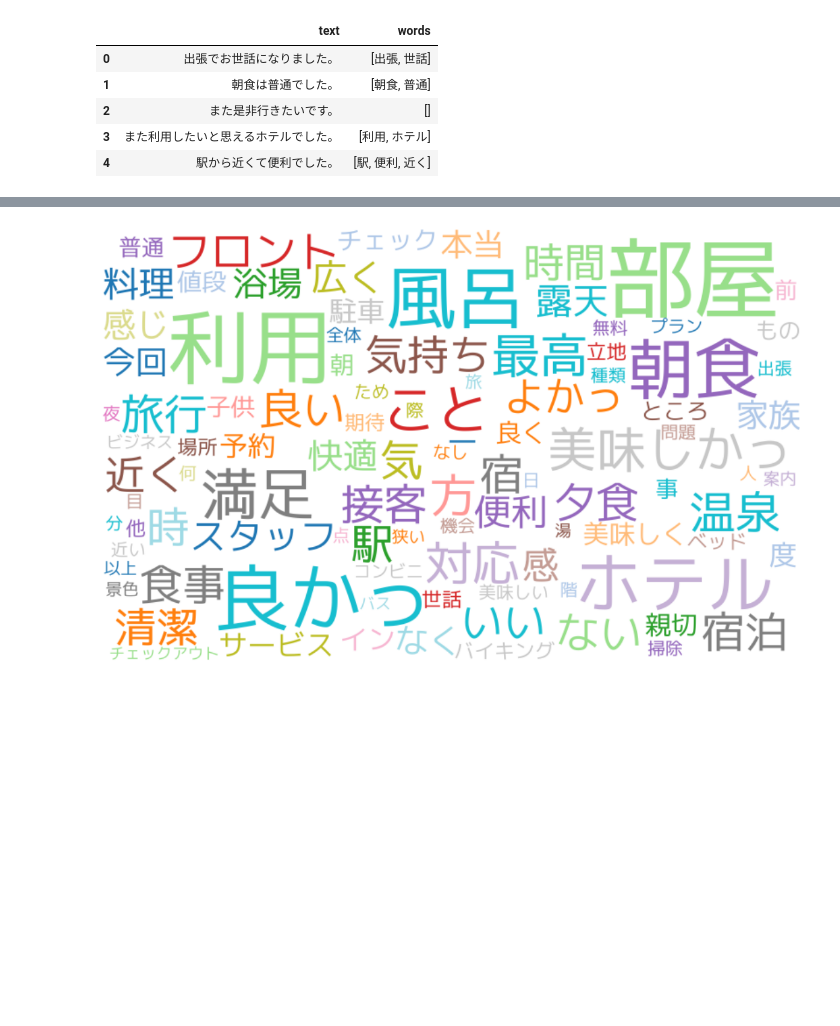
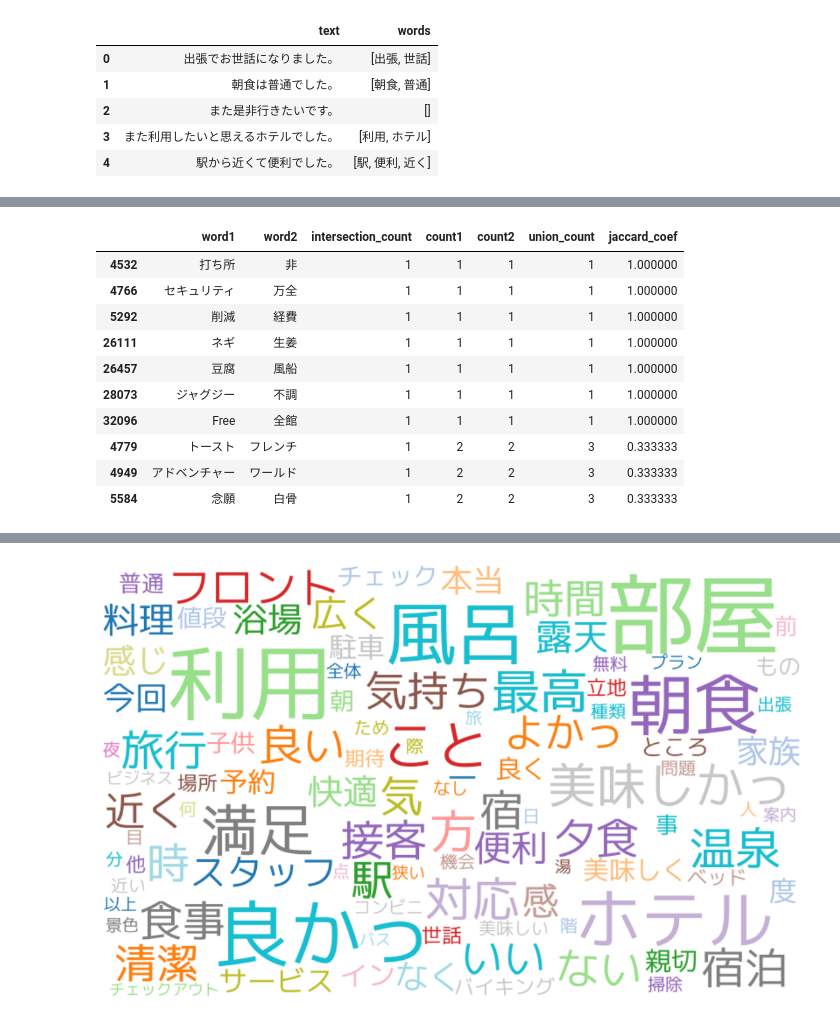
Before and after one commit to NamelessOgya/survey, a Jupyter notebook: 自然言語処理/GPT2RoBERTa/簡単自然言語処理_実験.ipynb, the cells around one changed output, grey strips where cells are left out. Saved outputs shown, nothing was run; the diff lists cells and outputs as text; code cells hidden in the pictures; blank space fills up the shorter version.

```diff
--- a/自然言語処理/GPT2RoBERTa/簡単自然言語処理_実験.ipynb
+++ b/自然言語処理/GPT2RoBERTa/簡単自然言語処理_実験.ipynb
@@ -123,0 +207,52 @@ df.head()
+# %%
+import collections
+
+def make_jaccard_coef_data(combination_sentences):
+
+    #codes from https://www.dskomei.com/entry/2019/04/07/021028
+    combi_count = collections.Counter(combination_sentences)
+
+    word_associates = []
+    for key, value in combi_count.items():
+        word_associates.append([key[0], key[1], value])
+
+    word_associates = pd.DataFrame(word_associates, columns=['word1', 'word2', 'intersection_count'])
+
+    words = []
+    for combi in combination_sentences:
+        words.extend(combi)
+
+    word_count = collections.Counter(words)
+    word_count = [[key, value] for key, value in word_count.items()]
+    word_count = pd.DataFrame(word_count, columns=['word', 'count'])
+
+    word_associates = pd.merge(
+        word_associates,
+        word_count.rename(columns={'word': 'word1'}),
+        on='word1', how='left'
+    ).rename(columns={'count': 'count1'}).merge(
+        word_count.rename(columns={'word': 'word2'}),
+        on='word2', how='left'
+    ).rename(columns={'count': 'count2'}).assign(
+        union_count=lambda x: x.count1 + x.count2 - x.intersection_count
+    ).assign(jaccard_coef=lambda x: x.intersection_count / x.union_count).sort_values(
+        ['jaccard_coef', 'intersection_count'], ascending=[False, False]
+    )
+
+    return word_associates
+
+jaccard_coef_data = make_jaccard_coef_data(target_combs)
+
+jaccard_coef_data.head(10)
+# %% [output]
+|  | word1 | word2 | intersection_count | count1 | count2 | union_count | jaccard_coef |
+| 4532 | 打ち所 | 非 | 1 | 1 | 1 | 1 | 1.000000 |
+| 4766 | セキュリティ | 万全 | 1 | 1 | 1 | 1 | 1.000000 |
+| 5292 | 削減 | 経費 | 1 | 1 | 1 | 1 | 1.000000 |
+| 26111 | ネギ | 生姜 | 1 | 1 | 1 | 1 | 1.000000 |
+| 26457 | 豆腐 | 風船 | 1 | 1 | 1 | 1 | 1.000000 |
+| 28073 | ジャグジー | 不調 | 1 | 1 | 1 | 1 | 1.000000 |
+| 32096 | Free | 全館 | 1 | 1 | 1 | 1 | 1.000000 |
+| 4779 | トースト | フレンチ | 1 | 2 | 2 | 3 | 0.333333 |
+| 4949 | アドベンチャー | ワールド | 1 | 2 | 2 | 3 | 0.333333 |
+| 5584 | 念願 | 白骨 | 1 | 2 | 2 | 3 | 0.333333 |
```
Also changed, not shown: parts of 40 cells of this notebook.
